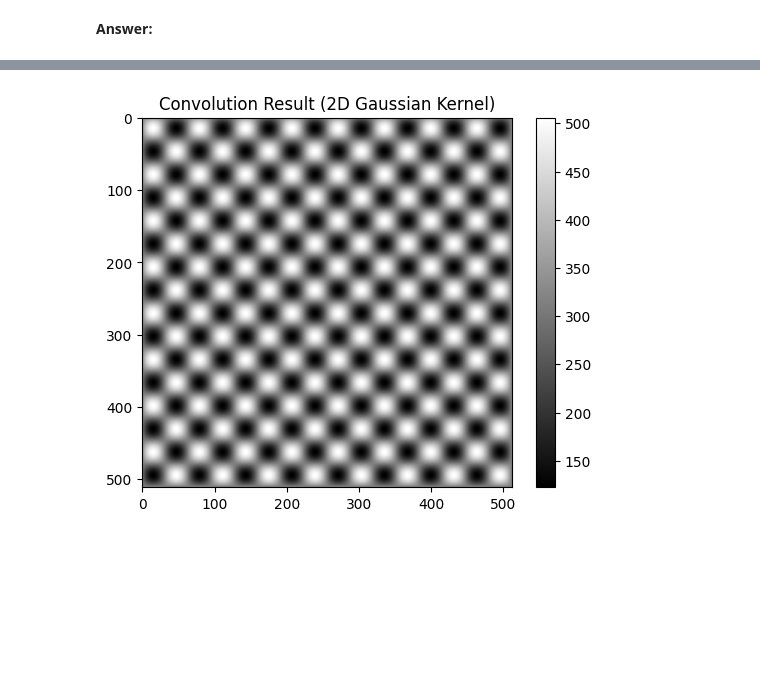
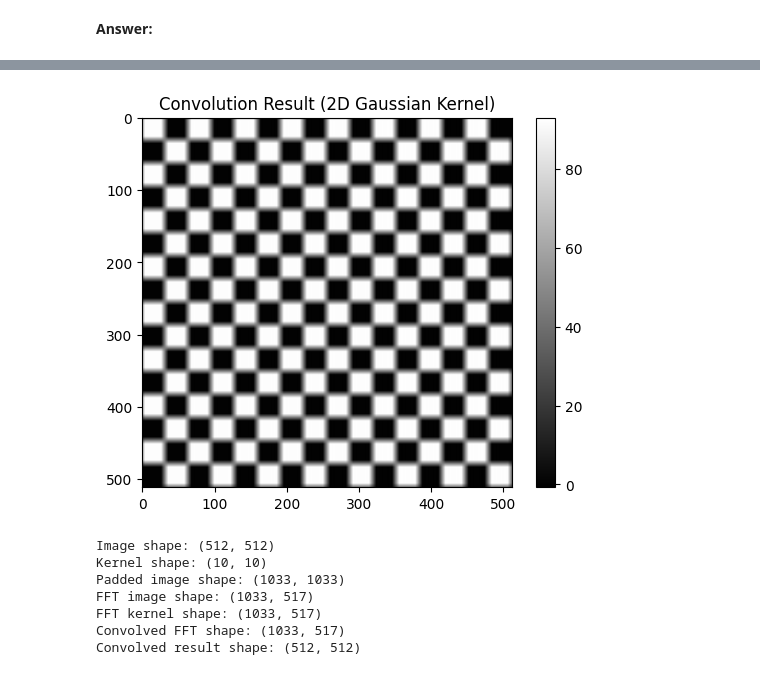
Before and after one commit to matthieuPaolo/python_sdia, a Jupyter notebook: Labs/Lab3/lab3.ipynb, the cells around one changed output, grey strips where cells are left out. Drawn from its saved outputs; the diff is of its cells as text; code cells hidden in the pictures; blank space fills up the shorter version.

```diff
--- a/Labs/Lab3/lab3.ipynb
+++ b/Labs/Lab3/lab3.ipynb
@@ -427,4 +494,5 @@ Convolved result shape: (512, 512)
 # %%
+# your code
 import numpy as np
 import matplotlib.pyplot as plt
 from scipy.signal.windows import gaussian
@@ -434,37 +502,57 @@ image = plt.imread('/content/img/chessboard.png')
 if len(image.shape) == 3:
     image = np.mean(image, axis=2)
 
 # Define the standard deviations for the 2D Gaussian kernel
 sigma_y = 10
 sigma_x = 10
 
+# Define Kernel size
+M2, N2 = 10,10
 # Create the 1D Gaussian windows
-window_y = gaussian(image.shape[0], std=sigma_y)[:, np.newaxis]
-window_x = gaussian(image.shape[1], std=sigma_x)[np.newaxis, :]
+window_y = gaussian(M2, std=sigma_y)[:, np.newaxis]
+window_x = gaussian(N2, std=sigma_x)[np.newaxis, :]
 
 # Create the 2D Gaussian kernel by taking the outer product of the 1D windows
 kernel = np.outer(window_y, window_x)
 
-# Ensure that the padded image and kernel have the same size
-M2, N2 = kernel.shape
+
 
 # Pad the image to match the size of M2 x N2
-padded_image = np.pad(image, ((0, M2 - image.shape[0]), (0, N2 - image.shape[1])), mode='constant')
+padded_image = np.pad(image, ((0, image.shape[0]+M2 -1), (0, image.shape[1]+N2-1 )), mode='constant')
 
 # Compute the 2D Fourier transforms using rfft2
 fft_image = np.fft.rfft2(padded_image)
-fft_kernel = np.fft.rfft2(kernel, s=(M2, N2))
+fft_kernel = np.fft.rfft2(kernel,s=padded_image.shape)
 
 # Perform element-wise multiplication in the frequency domain
 convolved_fft = fft_image * fft_kernel
 
 # Compute the inverse 2D Fourier transform using irfft2
 convolved_result = np.fft.irfft2(convolved_fft)
 
+# Crop the padded image back to its original size
+convolved_result = convolved_result[M2 // 2:image.shape[0] + M2 // 2, N2 // 2:image.shape[1] + N2 // 2]
+
 # Display the convolution result
 plt.imshow(convolved_result, cmap='gray')
+
 plt.title('Convolution Result (2D Gaussian Kernel)')
 plt.colorbar()
 plt.show()
+
+print("Image shape:", image.shape)
+print("Kernel shape:", kernel.shape)
+print("Padded image shape:", padded_image.shape)
+print("FFT image shape:", fft_image.shape)
+print("FFT kernel shape:", fft_kernel.shape)
+print("Convolved FFT shape:", convolved_fft.shape)
+print("Convolved result shape:", convolved_result.shape)
 # %% [output]
-[figure, old version]
+[figure, new version]
+Image shape: (512, 512)
+Kernel shape: (10, 10)
+Padded image shape: (1033, 1033)
+FFT image shape: (1033, 517)
+FFT kernel shape: (1033, 517)
+Convolved FFT shape: (1033, 517)
+Convolved result shape: (512, 512)
```
Also changed, not shown: parts of 5 cells of this notebook.
